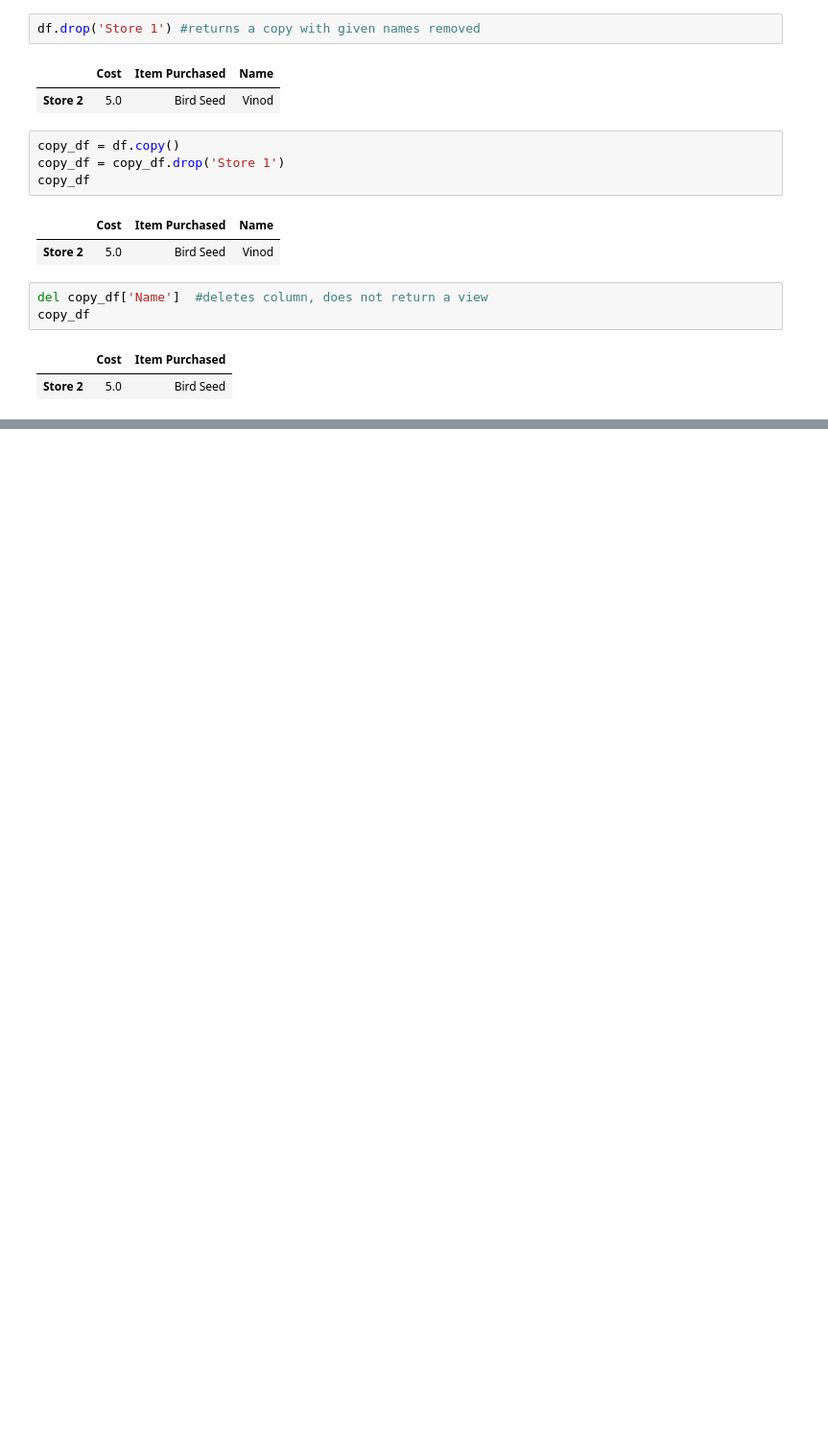
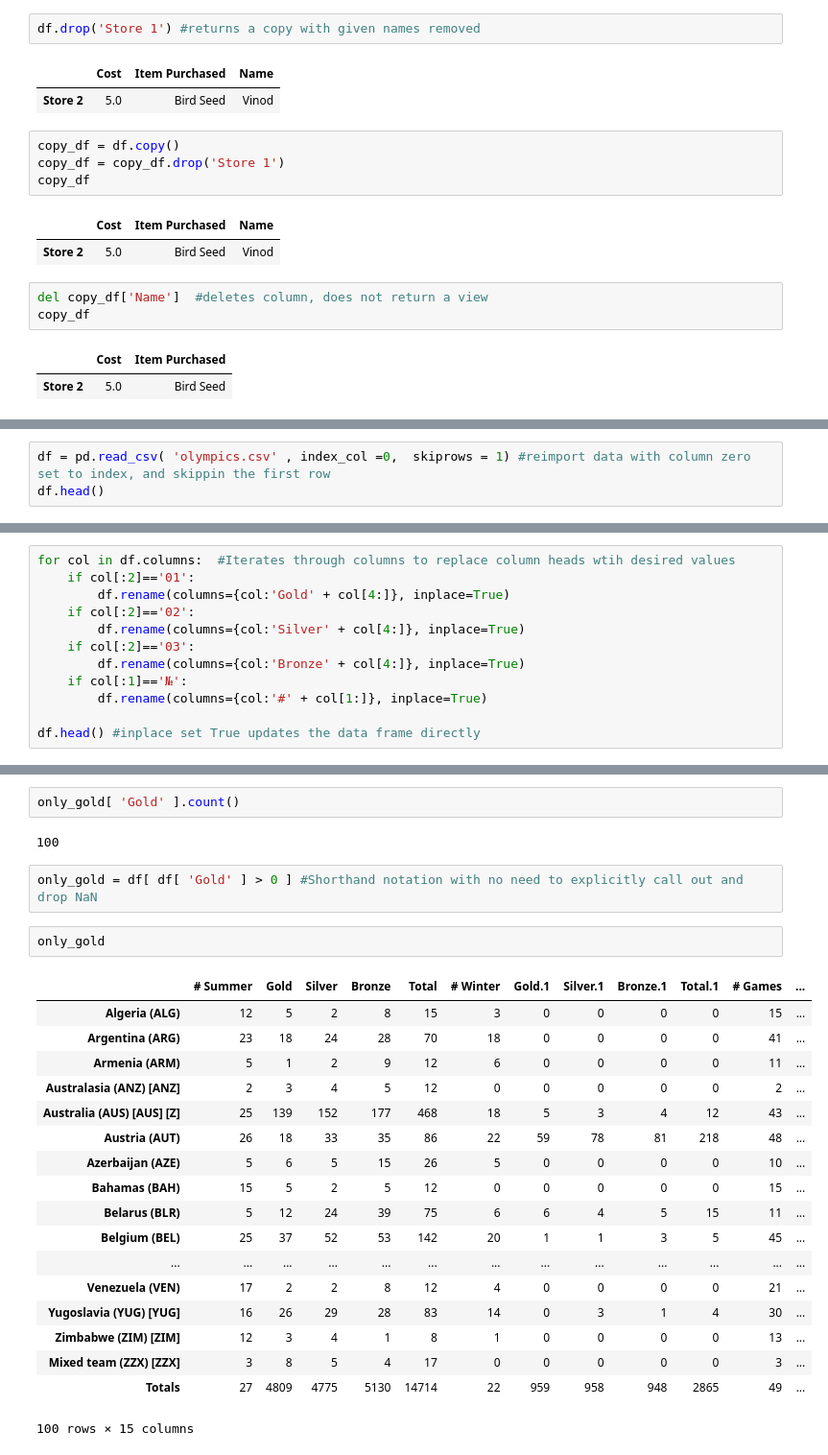
Before and after one commit to caheredia/Coursera_Data_Science_python, a Jupyter notebook: The DataFrame Data Structure.ipynb, the cells around one changed output, grey strips where cells are left out. Shown at 96% size. Cells and saved outputs as stored; diff of their text form; blank space fills up the shorter version.

```diff
--- a/The DataFrame Data Structure.ipynb
+++ b/The DataFrame Data Structure.ipynb
@@ -96,0 +153,3 @@ df
+# %%
+df = pd.read_csv( 'olympics.csv' , index_col =0,  skiprows = 1) #reimport data with column zero set to index, and skippin the first row
+df.head()
@@ -96,0 +177,12 @@ df
+# %%
+for col in df.columns:  #Iterates through columns to replace column heads wtih desired values
+    if col[:2]=='01':
+        df.rename(columns={col:'Gold' + col[4:]}, inplace=True)
+    if col[:2]=='02':
+        df.rename(columns={col:'Silver' + col[4:]}, inplace=True)
+    if col[:2]=='03':
+        df.rename(columns={col:'Bronze' + col[4:]}, inplace=True)
+    if col[:1]=='№':
+        df.rename(columns={col:'#' + col[1:]}, inplace=True)
+
+df.head() #inplace set True updates the data frame directly
@@ -96,0 +245,27 @@ df
+# %%
+only_gold[ 'Gold' ].count()
+# %% [output]
+100
+# %%
+only_gold = df[ df[ 'Gold' ] > 0 ] #Shorthand notation with no need to explicitly call out and drop NaN
+# %%
+only_gold
+# %% [output]
+|  | # Summer | Gold | Silver | Bronze | Total | # Winter | Gold.1 | Silver.1 | Bronze.1 | Total.1 | # Games | ... |
+| Algeria (ALG) | 12 | 5 | 2 | 8 | 15 | 3 | 0 | 0 | 0 | 0 | 15 | ... |
+| Argentina (ARG) | 23 | 18 | 24 | 28 | 70 | 18 | 0 | 0 | 0 | 0 | 41 | ... |
+| Armenia (ARM) | 5 | 1 | 2 | 9 | 12 | 6 | 0 | 0 | 0 | 0 | 11 | ... |
+| Australasia (ANZ) [ANZ] | 2 | 3 | 4 | 5 | 12 | 0 | 0 | 0 | 0 | 0 | 2 | ... |
+| Australia (AUS) [AUS] [Z] | 25 | 139 | 152 | 177 | 468 | 18 | 5 | 3 | 4 | 12 | 43 | ... |
+| Austria (AUT) | 26 | 18 | 33 | 35 | 86 | 22 | 59 | 78 | 81 | 218 | 48 | ... |
+| Azerbaijan (AZE) | 5 | 6 | 5 | 15 | 26 | 5 | 0 | 0 | 0 | 0 | 10 | ... |
+| Bahamas (BAH) | 15 | 5 | 2 | 5 | 12 | 0 | 0 | 0 | 0 | 0 | 15 | ... |
+| Belarus (BLR) | 5 | 12 | 24 | 39 | 75 | 6 | 6 | 4 | 5 | 15 | 11 | ... |
+| Belgium (BEL) | 25 | 37 | 52 | 53 | 142 | 20 | 1 | 1 | 3 | 5 | 45 | ... |
+| ... | ... | ... | ... | ... | ... | ... | ... | ... | ... | ... | ... | ... |
+| Venezuela (VEN) | 17 | 2 | 2 | 8 | 12 | 4 | 0 | 0 | 0 | 0 | 21 | ... |
+| Yugoslavia (YUG) [YUG] | 16 | 26 | 29 | 28 | 83 | 14 | 0 | 3 | 1 | 4 | 30 | ... |
+| Zimbabwe (ZIM) [ZIM] | 12 | 3 | 4 | 1 | 8 | 1 | 0 | 0 | 0 | 0 | 13 | ... |
+| Mixed team (ZZX) [ZZX] | 3 | 8 | 5 | 4 | 17 | 0 | 0 | 0 | 0 | 0 | 3 | ... |
+| Totals | 27 | 4809 | 4775 | 5130 | 14714 | 22 | 959 | 958 | 948 | 2865 | 49 | ... |
+100 rows × 15 columns
```
Also changed, not shown: parts of 26 cells of this notebook, 8 other files.
